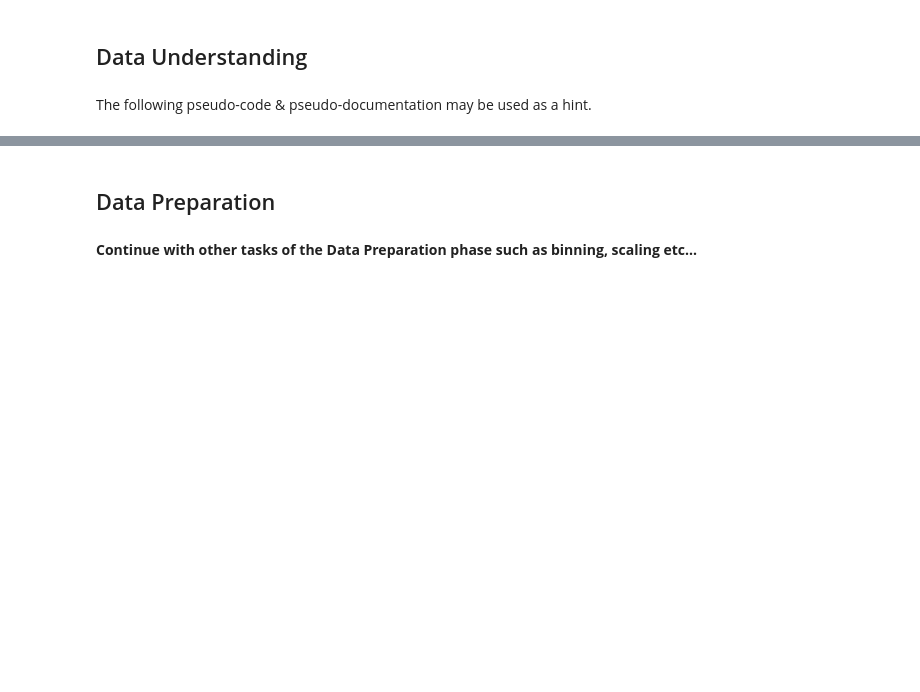
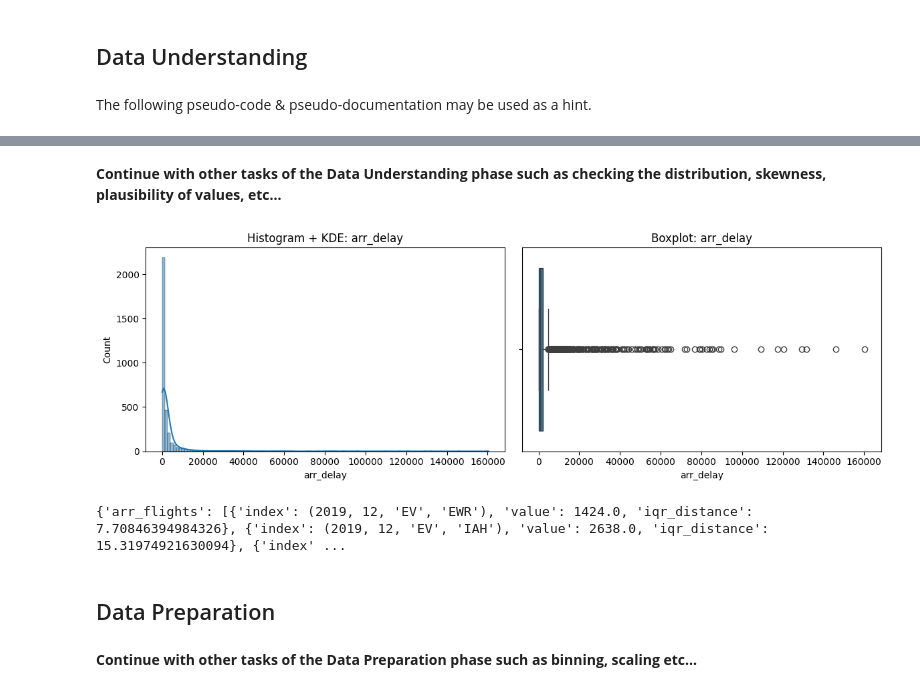
Before and after one commit to Bernhg4/businessintelligence_group043_a3, a Jupyter notebook: airline_delay_043.ipynb, the cells around one changed output, grey strips where cells are left out. Cells and saved outputs as stored; diff of their text form; code cells hidden in the pictures; blank space fills up the shorter version.

```diff
--- a/airline_delay_043.ipynb
+++ b/airline_delay_043.ipynb
@@ -587,3 +930,64 @@ engine.insert(inspect_outlier_report_activity, prefixes=prefixes)
+# %% [markdown]
+**Continue with other tasks of the Data Understanding phase such as checking the distribution, skewness, plausibility of values, etc...**
+# %%
+def check_distribution(df: pd.DataFrame, column: str):
+    s = df[column].dropna()
+
+    fig, axes = plt.subplots(1, 2, figsize=(12, 4))
+
+    seaborn.histplot(s, kde=True, ax=axes[0])
+    axes[0].set_title(f"Histogram + KDE: {column}")
+
+    seaborn.boxplot(x=s, ax=axes[1])
+    axes[1].set_title(f"Boxplot: {column}")
+
+    plt.tight_layout()
+    plt.show()
+
+check_distribution(data, "arr_delay")
+# %% [output]
+[figure, added]
+# %%
+def iqr_outliers(df: pd.DataFrame, columns, multiplier=1.5):
+    results = {}
+
+    for col in columns:
+        col_values = df[col].astype(float)
+        Q1 = col_values.quantile(0.25)
+        Q3 = col_values.quantile(0.75)
+        IQR = Q3 - Q1
+
+        lower_bound = Q1 - multiplier * IQR
+        upper_bound = Q3 + multiplier * IQR
+
+        mask = (col_values < lower_bound) | (col_values > upper_bound)
+        outlier_indices = col_values[mask].index
+
+        outlier_info = []
+        for idx in outlier_indices:
+            value = float(col_values.loc[idx])
+            if IQR == 0:
+                iqr_dist = np.nan  # cannot compute distance
+            else:
+                iqr_dist = float((value - Q3) / IQR) if value > Q3 else float((Q1 - value) / IQR)
+
+            outlier_info.append({
+                'index': idx,
+                'value': value,
+                'iqr_distance': iqr_dist
+            })
+
+        results[col] = outlier_info
+
+    return results
+
+numeric_cols = ['arr_flights', 'arr_del15', 'carrier_ct', 'weather_ct', 'nas_ct', 'security_ct', 'late_aircraft_ct',
+                'arr_cancelled', 'arr_diverted', 'arr_delay', 'carrier_delay', 'weather_delay', 'nas_delay',
+                'security_delay', 'late_aircraft_delay']
+outliers = iqr_outliers(data, numeric_cols)
+print(outliers)
+# %% [output]
+{'arr_flights': [{'index': (2019, 12, 'EV', 'EWR'), 'value': 1424.0, 'iqr_distance': 7.70846394984326}, {'index': (2019, 12, 'EV', 'IAH'), 'value': 2638.0, 'iqr_distance': 15.31974921630094}, {'index' ...
 # %% [markdown]
 ## Data Preparation
 # %%
```
Also changed, not shown: parts of 35 cells of this notebook.
